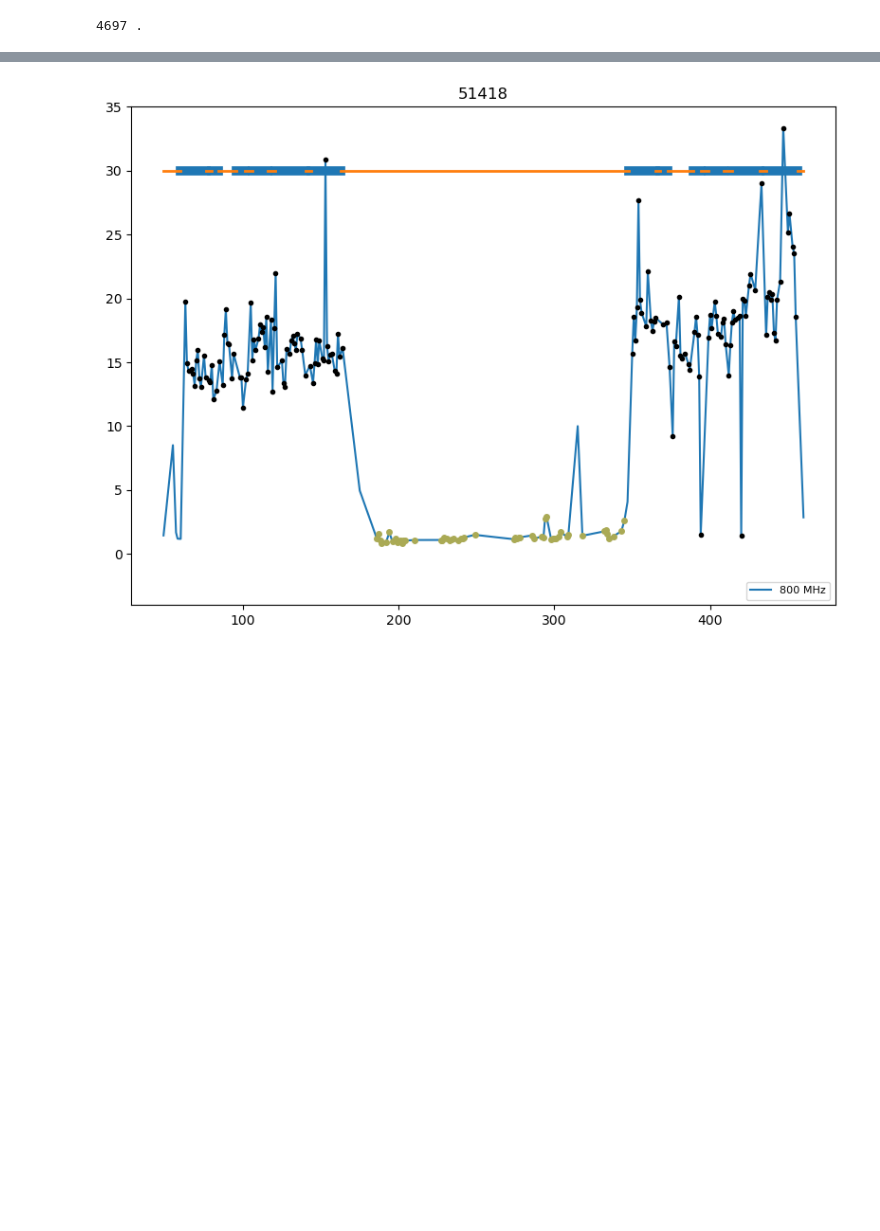
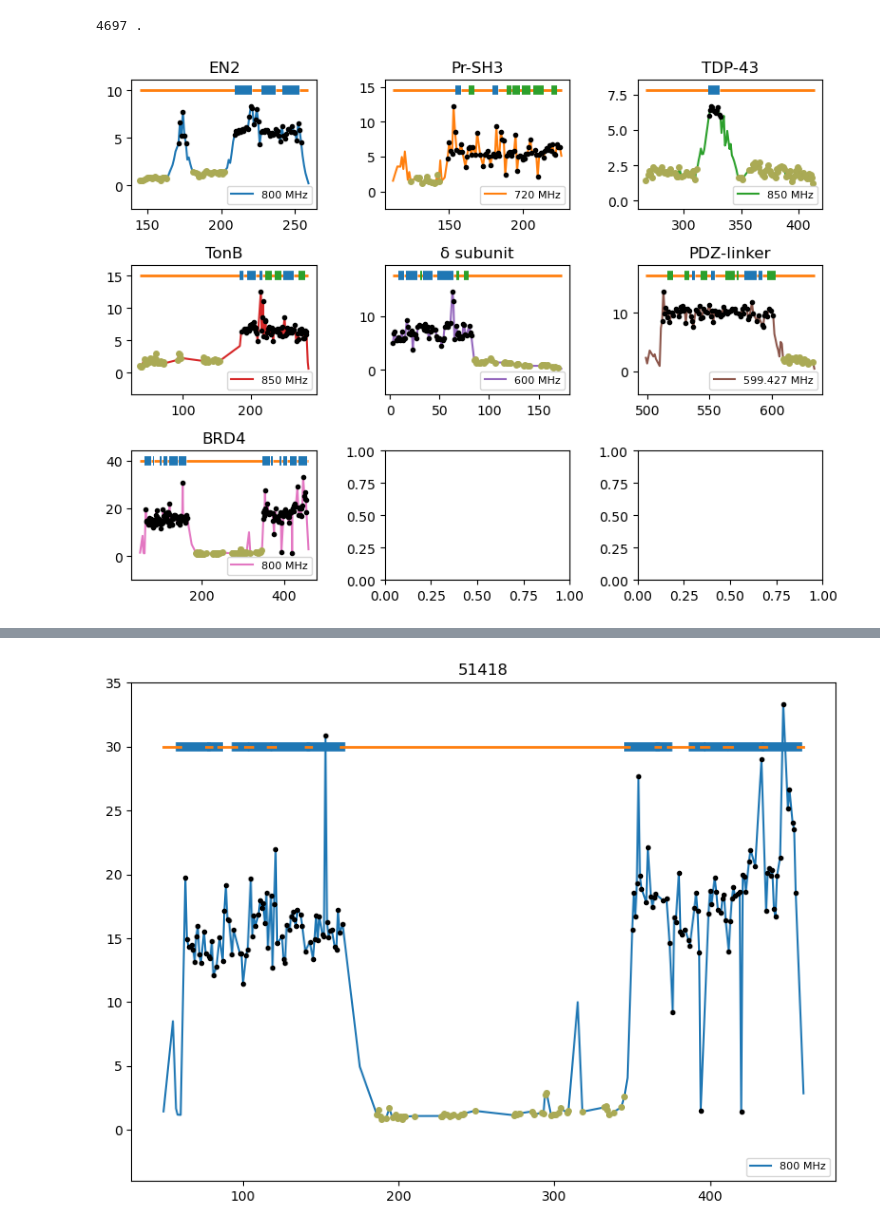
Before and after one commit to nencini/EffectiveTimes_R2, a Jupyter notebook: work_in_progress/12-partially_disordered_prot/Untitled.ipynb, the cells around one changed output, grey strips where cells are left out. Cells and saved outputs as stored; diff of their text form; code cells hidden in the pictures; blank space fills up the shorter version.

```diff
--- a/work_in_progress/12-partially_disordered_prot/Untitled.ipynb
+++ b/work_in_progress/12-partially_disordered_prot/Untitled.ipynb
@@ -57,9 +57,9 @@ with open('EN2_R2_exp.dat','r') as file:
 partially_disordered['EN2']['full']['800']['residuesReal']=partially_disordered['EN2']['full']['800']['residues']
 partially_disordered['tonB']={}
 partially_disordered['tonB']['full']={}
-partially_disordered['tonB']['full']['850']={}
-partially_disordered['tonB']['full']['850']['residues']=[]
-partially_disordered['tonB']['full']['850']['effTimes']=[]
+partially_disordered['tonB']['full'][850]={}
+partially_disordered['tonB']['full'][850]['residues']=[]
+partially_disordered['tonB']['full'][850]['effTimes']=[]
 with open('tonB_experimentalDATAT1T2NOE.dat','r') as file:
     for line in file:
         if '%' in line:
@@ -67,10 +67,10 @@ with open('tonB_experimentalDATAT1T2NOE.dat','r') as file:
         elif not len(line.split())==7:
             pass
         elif not line.split()[3]=='nan':
-            partially_disordered['tonB']['full']['850']['residues'].append(int(line.split()[0]))
-            partially_disordered['tonB']['full']['850']['effTimes'].append(srt.find_tau_from_R2_np_poly1d(850,1/float(line.split()[3]))*10**9)
+            partially_disordered['tonB']['full'][850]['residues'].append(int(line.split()[0]))
+            partially_disordered['tonB']['full'][850]['effTimes'].append(srt.find_tau_from_R2_np_poly1d(850,1/float(line.split()[3]))*10**9)
 
-partially_disordered['tonB']['full']['850']['residuesReal']=partially_disordered['tonB']['full']['850']['residues']
+partially_disordered['tonB']['full'][850]['residuesReal']=partially_disordered['tonB']['full'][850]['residues']
 partially_disordered['25077']['full'][599.427]['residuesReal']=list(np.array(partially_disordered['25077']['full'][599.427]['residuesReal'])+493)
 partially_disordered['15254']['full'][720]['residuesReal']=list(np.array(partially_disordered['15254']['full'][720]['residues'])+105)
 # %%
@@ -97,6 +101,63 @@ entries={'51418':[[(5,82),(138,-1)],[(83,128),(129,137)],800,[(60,76),(80,84),(9
  #[[(5,82),(138,-1)],[(83,128),(129,137)],800,[(60,76),(79,88),(92,101),(106,116),
  #                                                             (121,140),(144,163),(348,365),(368,373),
  #                                                             (389,394),(399,409),(414,432),(436,456)]],
+# %%
+plt.rcParams["figure.autolayout"] = True
+fig, axs = plt.subplots(3,3,figsize=(8,6))
+for i,entry in enumerate(entries):
+    field=entries[entry][2]
+    low=min(partially_disordered[entry]['full'][field]['effTimes'])
+    high=max(partially_disordered[entry]['full'][field]['effTimes'])
+    diff=high-low
+    if not len(partially_disordered[entry]['full'][field]['residuesReal'])>0:
+        axs[i//3,i%3].plot(partially_disordered[entry]['full'][field]['residues'],partially_disordered[entry]['full'][field]['effTimes'],label=str(field)+' MHz',c='C'+str(i))
+        for limits in entries[entry][0]:
+            beg=limits[0]
+            end=limits[1]
+            axs[i//3,i%3].plot(partially_disordered[entry]['full'][field]['residues'][beg:end],partially_disordered[entry]['full'][field]['effTimes'][beg:end],'.',c='black')
+
+        for limits in entries[entry][1]:
+            beg=limits[0]
+            end=limits[1]
+            axs[i//3,i%3].plot(partially_disordered[entry]['full'][field]['residues'][beg:end],partially_disordered[entry]['full'][field]['effTimes'][beg:end],'.',markersize=8,c='#aaaa55')
+    else:
+        axs[i//3,i%3].plot(partially_disordered[entry]['full'][field]['residuesReal'],partially_disordered[entry]['full'][field]['effTimes'],label=str(field)+' MHz',c='C'+str(i))
+        for limits in entries[entry][0]:
+            beg=limits[0]
+            end=limits[1]
+            axs[i//3,i%3].plot(partially_disordered[entry]['full'][field]['residuesReal'][beg:end],partially_disordered[entry]['full'][field]['effTimes'][beg:end],'.',c='black')
+
+        for limits in entries[entry][1]:
+            beg=limits[0]
+            end=limits[1]
+            axs[i//3,i%3].plot(partially_disordered[entry]['full'][field]['residuesReal'][beg:end],partially_disordered[entry]['full'][field]['effTimes'][beg:end],'.',markersize=8,c='#aaaa55')
+
+    try:
+        start=partially_disordered[entry]['full'][field]['residuesReal'][0]
+        for helix in entries[entry][3]:
+            if helix[0]>start:
+                xs=[start,helix[0]]
+                axs[i//3,i%3].plot(xs,[high+diff/5]*2,'-',linewidth=2,c="C1",solid_capstyle='butt')
+            start=helix[1]
+            xs=[helix[0],helix[1]]
+            axs[i//3,i%3].plot(xs,[high+diff/5]*2,'-',linewidth=7,c="C0",solid_capstyle='butt')
+        if start<partially_disordered[entry]['full'][field]['residuesReal'][-1]:
+            xs=[start,partially_disordered[entry]['full'][field]['residuesReal'][-1]]
+            axs[i//3,i%3].plot(xs,[high+diff/5]*2,'-',linewidth=2,c="C1",solid_capstyle='butt')
+        for helix in entries[entry][4]:
+            xs=[helix[0],helix[1]]
+            axs[i//3,i%3].plot(xs,[high+diff/5]*2,'-',linewidth=7,c="C2",solid_capstyle='butt')
+    except Exception as e:
+        pass
+    axs[i//3,i%3].legend(prop={'size':8},loc=4)
+
+    axs[i//3,i%3].set_ylim(low-diff/3,high+diff/3)
+    if entry=='EN2':
+        axs[i//3,i%3].legend(loc=4,prop={'size':8})
+    axs[i//3,i%3].set_title(entries[entry][5])
+plt.savefig('suitable_partially_disordered_big_field.png')
+# %% [output]
+[figure, added]
 # %%
 plt.rcParams["figure.autolayout"] = True
 fig, axs = plt.subplots(3,3,figsize=(8,6))
```
Also changed, not shown: parts of 3 cells of this notebook, 6 other files.
